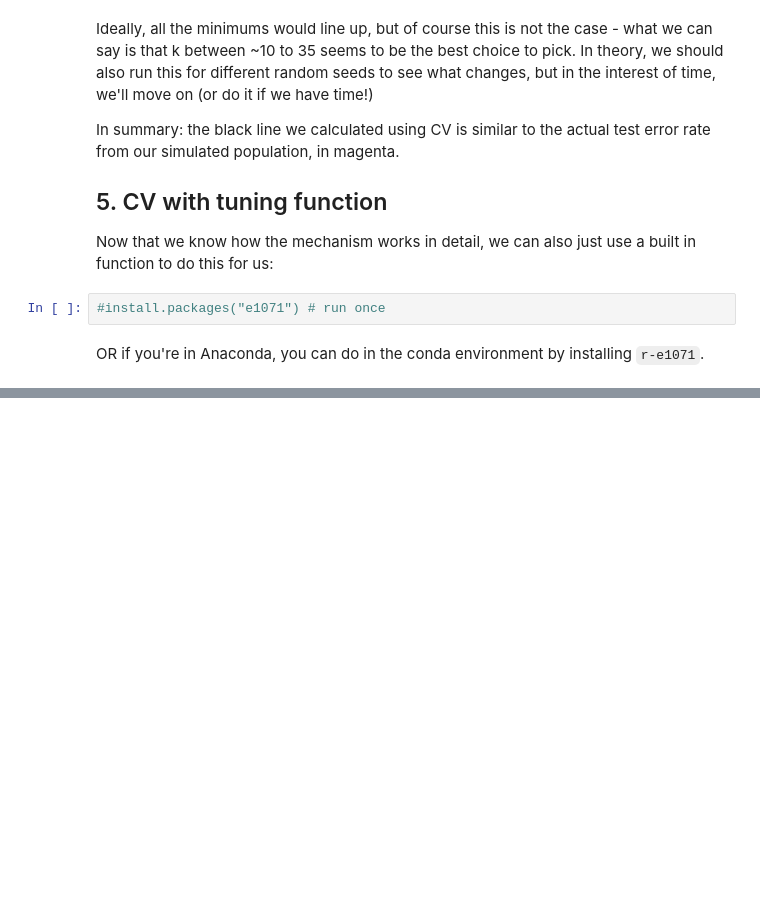
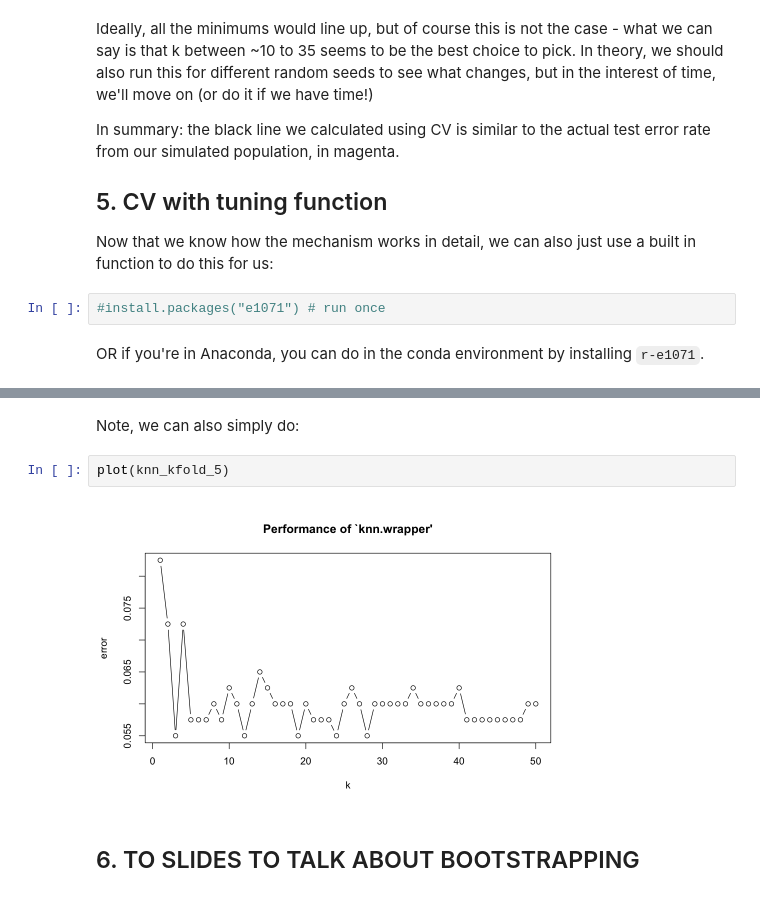
Before and after one commit to jnaiman/is542_spring2020, a Jupyter notebook: week15/prep_knn_to_CV_part1.ipynb, the cells around one changed output, grey strips where cells are left out. Saved outputs shown, nothing was run; the diff lists cells and outputs as text; blank space fills up the shorter version.

```diff
--- a/week15/prep_knn_to_CV_part1.ipynb
+++ b/week15/prep_knn_to_CV_part1.ipynb
@@ -514,0 +609,8 @@ OR if you're in Anaconda, you can do in the conda environment by installing `r-e
+# %% [markdown]
+Note, we can also simply do:
+# %%
+plot(knn_kfold_5)
+# %% [output]
+[figure, added]
+# %% [markdown]
+## 6. TO SLIDES TO TALK ABOUT BOOTSTRAPPING
```
Also changed, not shown: parts of 37 cells of this notebook, 2 other files.
